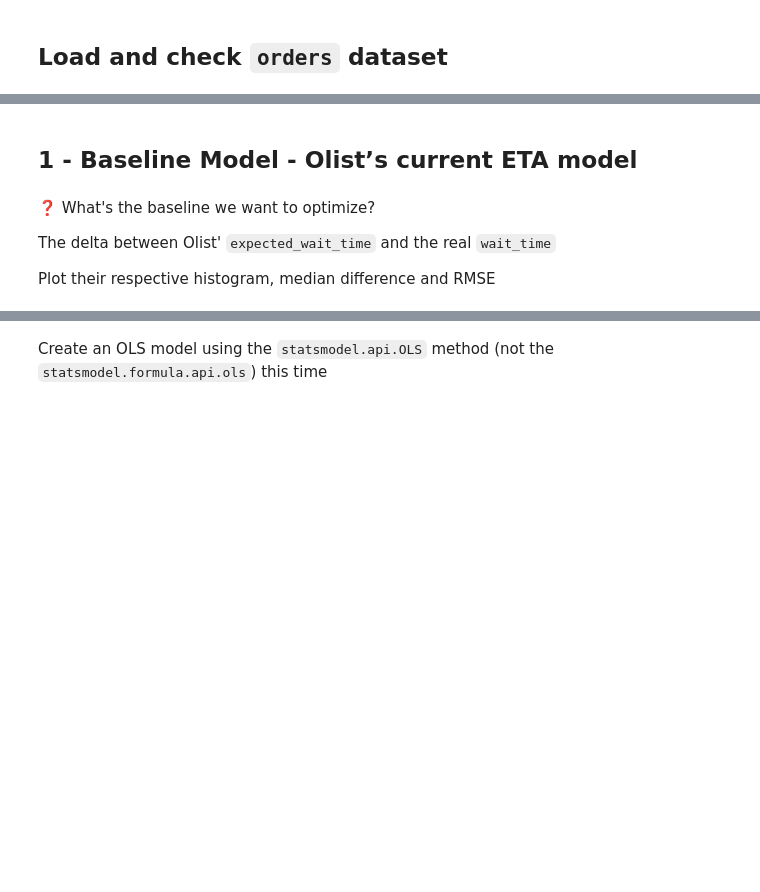
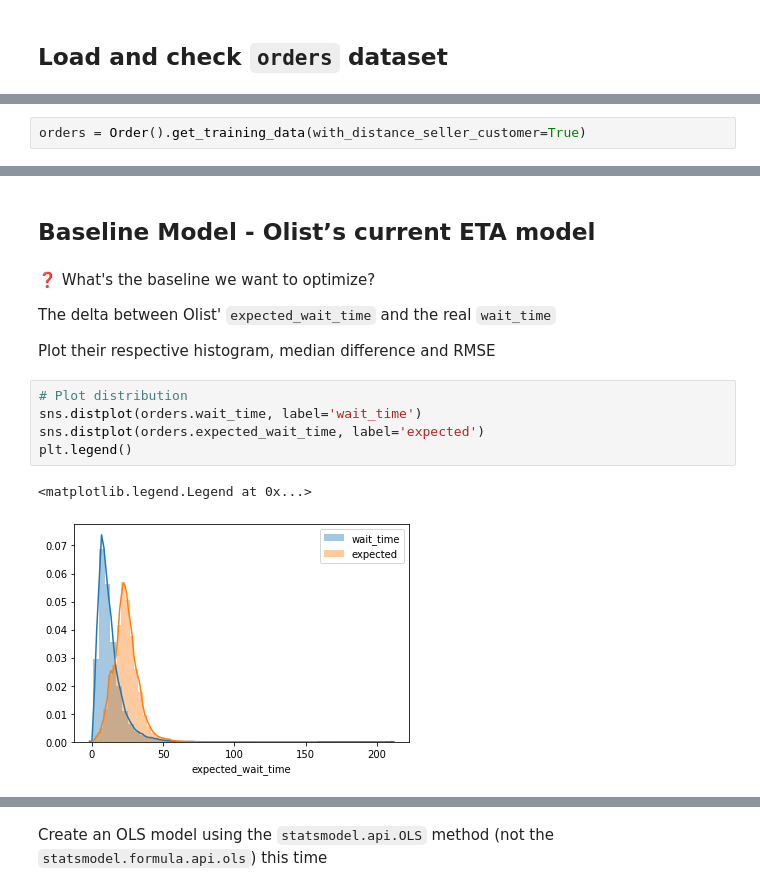
Before and after one commit to smhurf/lewagon_challenges, a Jupyter notebook: 04-Decision-Science/03-Linear-Regression/Recap/delivery_time.ipynb, the cells around one changed output, grey strips where cells are left out. Drawn from its saved outputs; the diff is of its cells as text; blank space fills up the shorter version.

Commit message:
update olist week entirely
Former-commit-id: e719e828287156b3086d965f6eac83d09705f073

```diff
--- a/04-Decision-Science/03-Linear-Regression/Recap/delivery_time.ipynb
+++ b/04-Decision-Science/03-Linear-Regression/Recap/delivery_time.ipynb
@@ -12,0 +79,2 @@ In this section we build a predictive model to improve Olist ETA prediction of o
+# %%
+orders = Order().get_training_data(with_distance_seller_customer=True)
@@ -13,8 +110,16 @@ In this section we build a predictive model to improve Olist ETA prediction of o
 # %% [markdown]
-## 1 - Baseline Model - Olist’s current ETA model
+## Baseline Model - Olist’s current ETA model
 # %% [markdown]
 ❓ What's the baseline we want to optimize?
 
 The delta between Olist' `expected_wait_time` and the real `wait_time`
 
 Plot their respective histogram, median difference and RMSE
+# %%
+# Plot distribution
+sns.distplot(orders.wait_time, label='wait_time')
+sns.distplot(orders.expected_wait_time, label='expected')
+plt.legend()
+# %% [output]
+<matplotlib.legend.Legend at 0x...>
+[figure, added]
```
Also changed, not shown: parts of 55 cells of this notebook, 37 other files.
